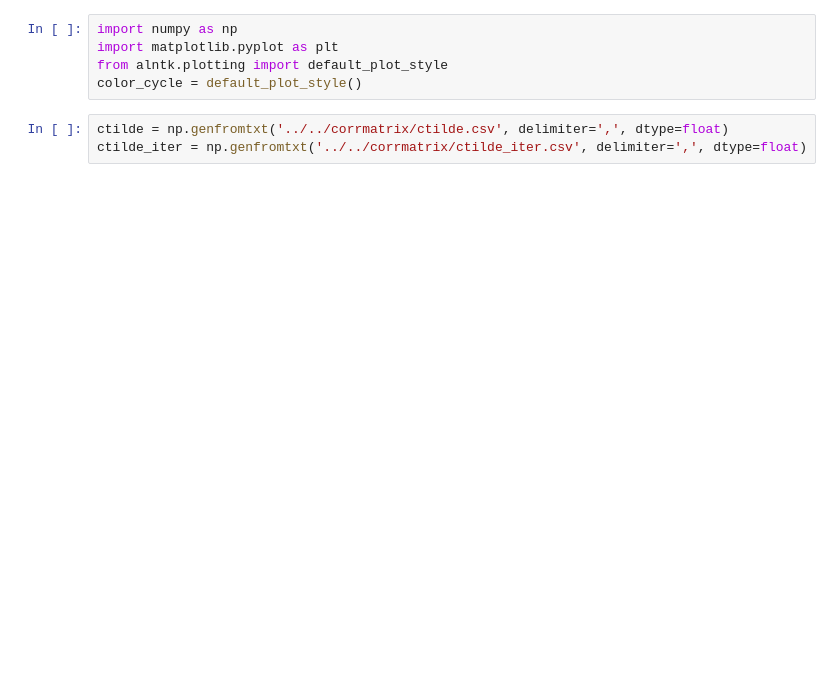
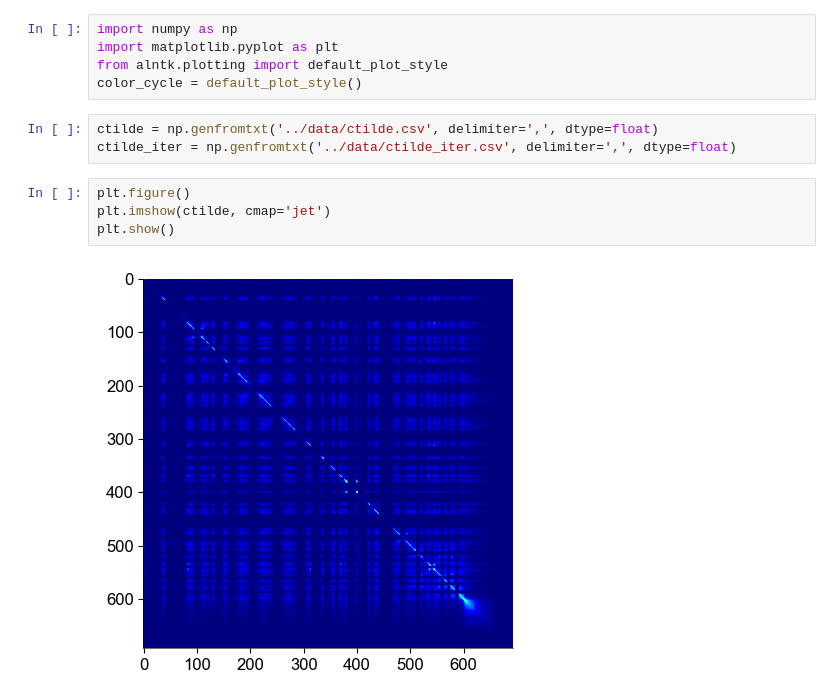
Before and after one commit to shoyip/SerProtAlign, a Jupyter notebook: notebooks/06_corrmatrix_analysis.ipynb, the cells around one changed output. Cells and saved outputs as stored; diff of their text form; blank space fills up the shorter version.

```diff
--- a/notebooks/06_corrmatrix_analysis.ipynb
+++ b/notebooks/06_corrmatrix_analysis.ipynb
@@ -4,5 +4,11 @@ import matplotlib.pyplot as plt
 from alntk.plotting import default_plot_style
 color_cycle = default_plot_style()
 # %%
-ctilde = np.genfromtxt('../../corrmatrix/ctilde.csv', delimiter=',', dtype=float)
-ctilde_iter = np.genfromtxt('../../corrmatrix/ctilde_iter.csv', delimiter=',', dtype=float)
+ctilde = np.genfromtxt('../data/ctilde.csv', delimiter=',', dtype=float)
+ctilde_iter = np.genfromtxt('../data/ctilde_iter.csv', delimiter=',', dtype=float)
+# %%
+plt.figure()
+plt.imshow(ctilde, cmap='jet')
+plt.show()
+# %% [output]
+[figure, added]
```
Also changed, not shown: parts of 4 cells of this notebook, 1 other file.
